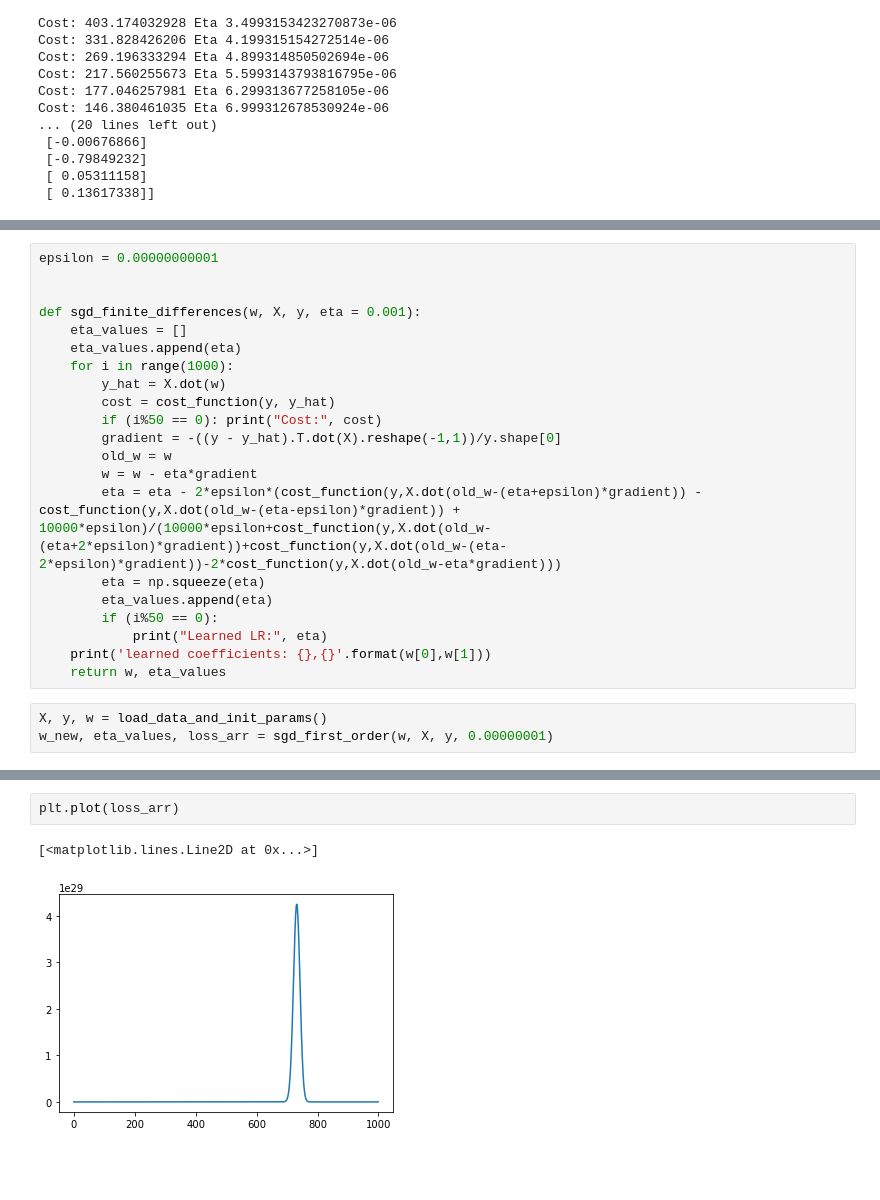
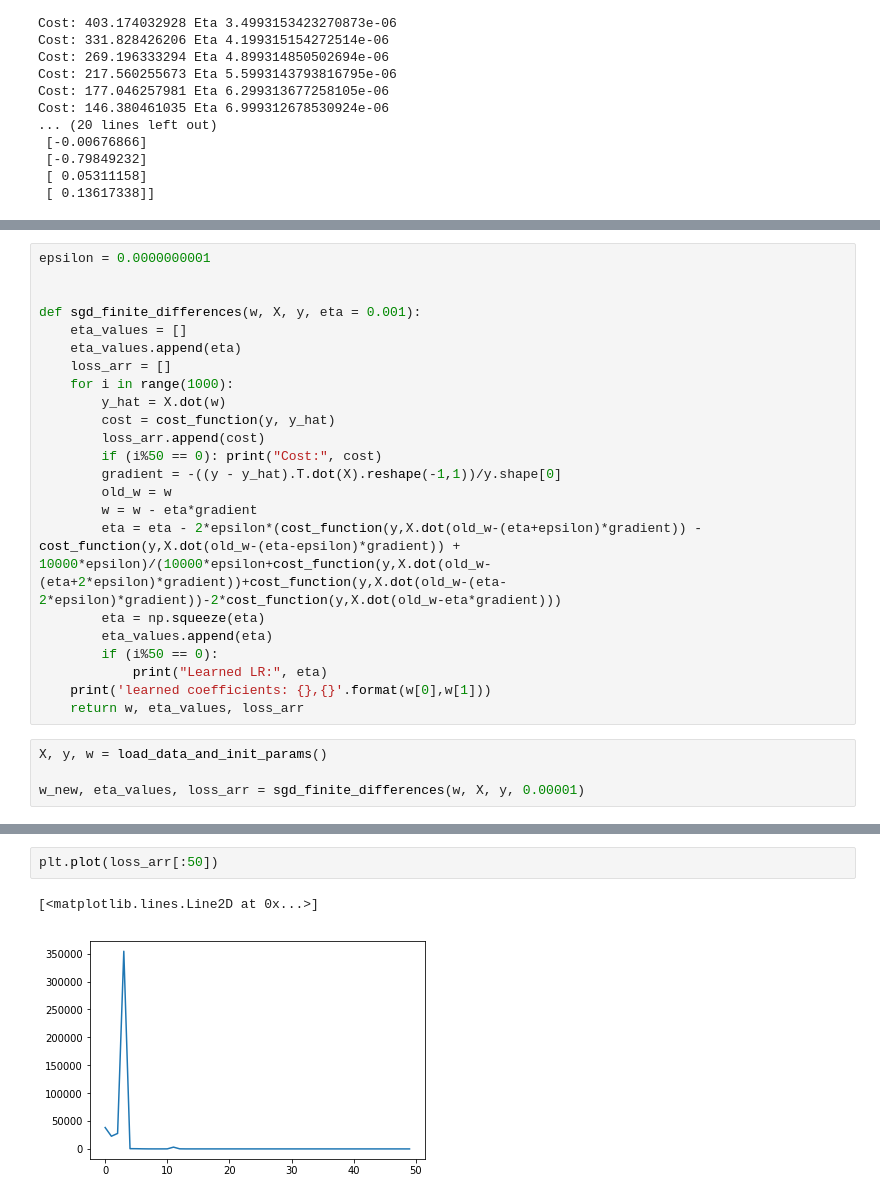
Before and after one commit to Ravoxsg/AdaptiveLROptimizer, a Jupyter notebook: linear_regression_boston.ipynb, the cells around one changed output, grey strips where cells are left out. Drawn from its saved outputs; the diff is of its cells as text; blank space fills up the shorter version.

```diff
--- a/linear_regression_boston.ipynb
+++ b/linear_regression_boston.ipynb
@@ -144,13 +144,15 @@ plt.plot(loss_arr)
 # %%
-epsilon = 0.00000000001
+epsilon = 0.0000000001
 
 
 def sgd_finite_differences(w, X, y, eta = 0.001):
     eta_values = []
     eta_values.append(eta)
+    loss_arr = []
     for i in range(1000):
         y_hat = X.dot(w)
         cost = cost_function(y, y_hat)
+        loss_arr.append(cost)
         if (i%50 == 0): print("Cost:", cost)
         gradient = -((y - y_hat).T.dot(X).reshape(-1,1))/y.shape[0]
         old_w = w
@@ -161,9 +163,10 @@ def sgd_finite_differences(w, X, y, eta = 0.001):
         if (i%50 == 0):
             print("Learned LR:", eta)
     print('learned coefficients: {},{}'.format(w[0],w[1]))
-    return w, eta_values
+    return w, eta_values, loss_arr
 # %%
 X, y, w = load_data_and_init_params()
-w_new, eta_values, loss_arr = sgd_first_order(w, X, y, 0.00000001)
+
+w_new, eta_values, loss_arr = sgd_finite_differences(w, X, y, 0.00001)
 # %% [output]
 ------ Loading Boston Houses Dataset ------
@@ -186,6 +189,6 @@ Cost: 155.146370712 Eta 7.0091908271558825e-06
 # %%
-plt.plot(loss_arr)
+plt.plot(loss_arr[:50])
 # %% [output]
 [<matplotlib.lines.Line2D at 0x...>]
-[figure, old version]
+[figure, new version]
 # %%
```
Also changed, not shown: parts of 9 cells of this notebook.
